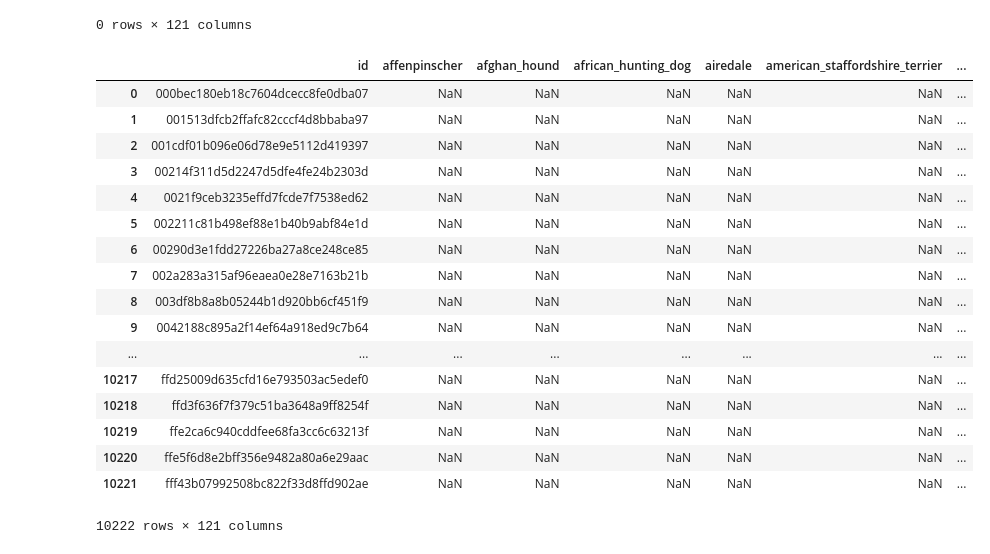
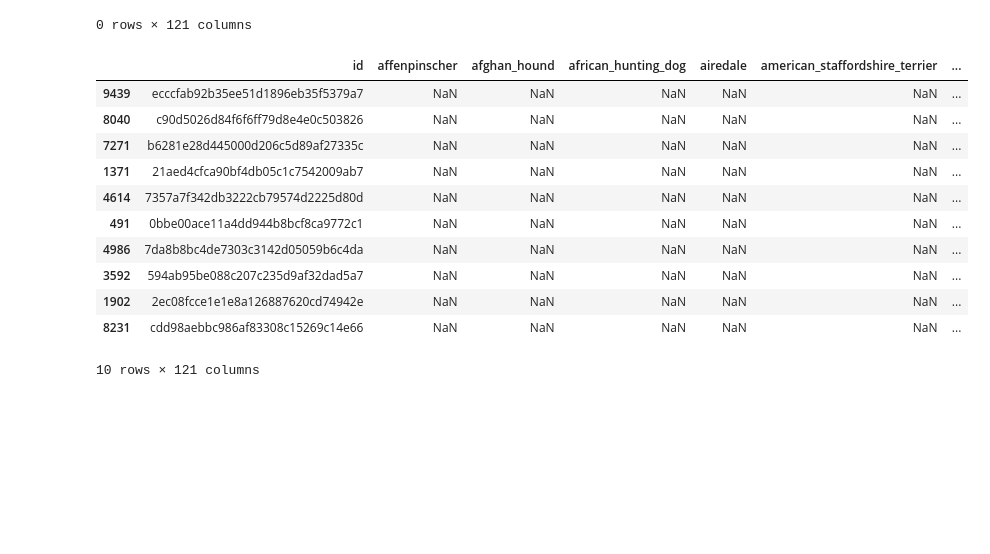
Before and after one commit to ajinkyapuar/kaggle-dog-breed-identification, a Jupyter notebook: dogbreed.ipynb, the cells around one changed output. Cells and saved outputs as stored; diff of their text form; code cells hidden in the pictures; blank space fills up the shorter version.

```diff
--- a/dogbreed.ipynb
+++ b/dogbreed.ipynb
@@ -92,26 +92,20 @@ Y_train
 # %%
 Y_train['id'] = Y_train_orig['id']
 # %%
-Y_train
+Y_train.sample(10)
 # %% [output]
 |  | id | affenpinscher | afghan_hound | african_hunting_dog | airedale | american_staffordshire_terrier | ... |
-| 0 | 000bec180eb18c7604dcecc8fe0dba07 | NaN | NaN | NaN | NaN | NaN | ... |
-| 1 | 001513dfcb2ffafc82cccf4d8bbaba97 | NaN | NaN | NaN | NaN | NaN | ... |
-| 2 | 001cdf01b096e06d78e9e5112d419397 | NaN | NaN | NaN | NaN | NaN | ... |
-| 3 | 00214f311d5d2247d5dfe4fe24b2303d | NaN | NaN | NaN | NaN | NaN | ... |
-| 4 | 0021f9ceb3235effd7fcde7f7538ed62 | NaN | NaN | NaN | NaN | NaN | ... |
-| 5 | 002211c81b498ef88e1b40b9abf84e1d | NaN | NaN | NaN | NaN | NaN | ... |
-| 6 | 00290d3e1fdd27226ba27a8ce248ce85 | NaN | NaN | NaN | NaN | NaN | ... |
-| 7 | 002a283a315af96eaea0e28e7163b21b | NaN | NaN | NaN | NaN | NaN | ... |
-| 8 | 003df8b8a8b05244b1d920bb6cf451f9 | NaN | NaN | NaN | NaN | NaN | ... |
-| 9 | 0042188c895a2f14ef64a918ed9c7b64 | NaN | NaN | NaN | NaN | NaN | ... |
-| ... | ... | ... | ... | ... | ... | ... | ... |
-| 10217 | ffd25009d635cfd16e793503ac5edef0 | NaN | NaN | NaN | NaN | NaN | ... |
-| 10218 | ffd3f636f7f379c51ba3648a9ff8254f | NaN | NaN | NaN | NaN | NaN | ... |
-| 10219 | ffe2ca6c940cddfee68fa3cc6c63213f | NaN | NaN | NaN | NaN | NaN | ... |
-| 10220 | ffe5f6d8e2bff356e9482a80a6e29aac | NaN | NaN | NaN | NaN | NaN | ... |
-| 10221 | fff43b07992508bc822f33d8ffd902ae | NaN | NaN | NaN | NaN | NaN | ... |
+| 9439 | ecccfab92b35ee51d1896eb35f5379a7 | NaN | NaN | NaN | NaN | NaN | ... |
+| 8040 | c90d5026d84f6f6ff79d8e4e0c503826 | NaN | NaN | NaN | NaN | NaN | ... |
+| 7271 | b6281e28d445000d206c5d89af27335c | NaN | NaN | NaN | NaN | NaN | ... |
+| 1371 | 21aed4cfca90bf4db05c1c7542009ab7 | NaN | NaN | NaN | NaN | NaN | ... |
+| 4614 | 7357a7f342db3222cb79574d2225d80d | NaN | NaN | NaN | NaN | NaN | ... |
+| 491 | 0bbe00ace11a4dd944b8bcf8ca9772c1 | NaN | NaN | NaN | NaN | NaN | ... |
+| 4986 | 7da8b8bc4de7303c3142d05059b6c4da | NaN | NaN | NaN | NaN | NaN | ... |
+| 3592 | 594ab95be088c207c235d9af32dad5a7 | NaN | NaN | NaN | NaN | NaN | ... |
+| 1902 | 2ec08fcce1e1e8a126887620cd74942e | NaN | NaN | NaN | NaN | NaN | ... |
+| 8231 | cdd98aebbc986af83308c15269c14e66 | NaN | NaN | NaN | NaN | NaN | ... |
-10222 rows × 121 columns
+10 rows × 121 columns
 # %%
 Y_train_inter = Y_train_orig.copy(deep=True)
 
```
Also changed, not shown: parts of 5 cells of this notebook.
